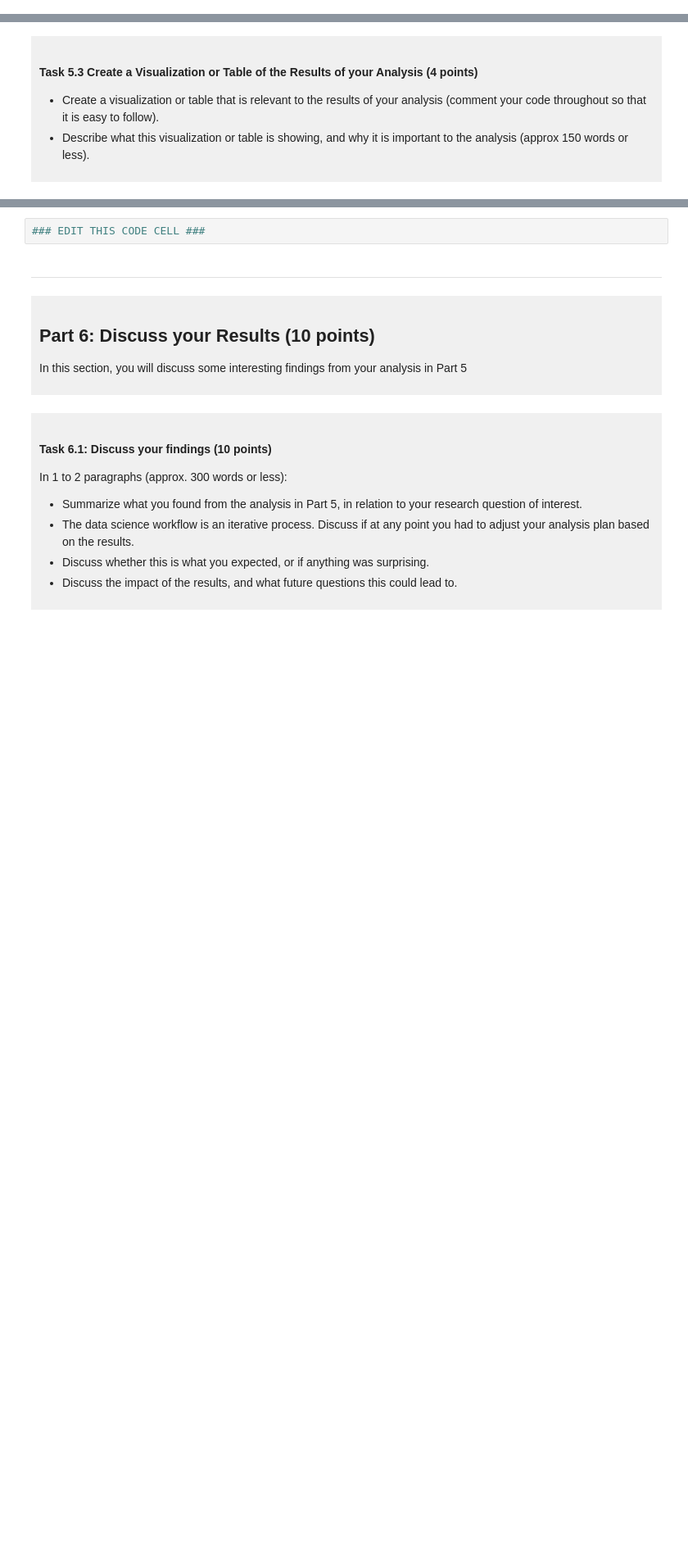
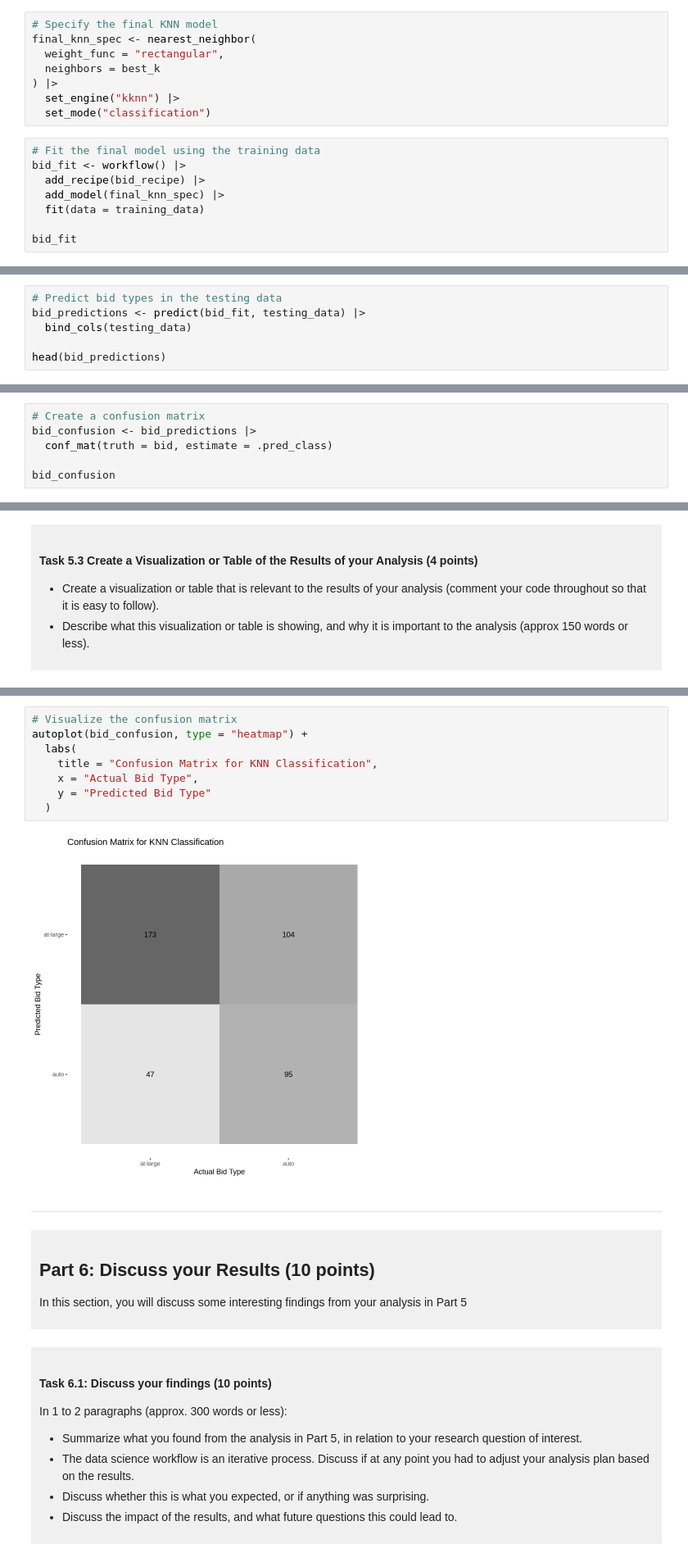
Before and after one commit to ClareLiao/dsci-100-project-Jiaying-Liao, a Jupyter notebook: dsci-100-project-notebook.ipynb, the cells around one changed output, grey strips where cells are left out. Shown at 82% size. Cells and saved outputs as stored; diff of their text form; blank space fills up the shorter version.

```diff
--- a/dsci-100-project-notebook.ipynb
+++ b/dsci-100-project-notebook.ipynb
@@ -455,0 +648,16 @@ This is a *draft*, we require a commit at this stage but it does not need to be
+# %%
+# Specify the final KNN model
+final_knn_spec <- nearest_neighbor(
+  weight_func = "rectangular",
+  neighbors = best_k
+) |>
+  set_engine("kknn") |>
+  set_mode("classification")
+# %%
+# Fit the final model using the training data
+bid_fit <- workflow() |>
+  add_recipe(bid_recipe) |>
+  add_model(final_knn_spec) |>
+  fit(data = training_data)
+
+bid_fit
@@ -455,0 +684,6 @@ This is a *draft*, we require a commit at this stage but it does not need to be
+# %%
+# Predict bid types in the testing data
+bid_predictions <- predict(bid_fit, testing_data) |>
+  bind_cols(testing_data)
+
+head(bid_predictions)
@@ -455,0 +711,6 @@ This is a *draft*, we require a commit at this stage but it does not need to be
+# %%
+# Create a confusion matrix
+bid_confusion <- bid_predictions |>
+  conf_mat(truth = bid, estimate = .pred_class)
+
+bid_confusion
@@ -468,5 +734,13 @@ This is a *draft*, we require a commit at this stage but it does not need to be
 # %%
-### EDIT THIS CODE CELL ###
+# Visualize the confusion matrix
+autoplot(bid_confusion, type = "heatmap") +
+  labs(
+    title = "Confusion Matrix for KNN Classification",
+    x = "Actual Bid Type",
+    y = "Predicted Bid Type"
+  )
+# %% [output]
+[figure, added]
 # %% [markdown]
 -----
 # %% [markdown]
```
Also changed, not shown: parts of 17 cells of this notebook.
